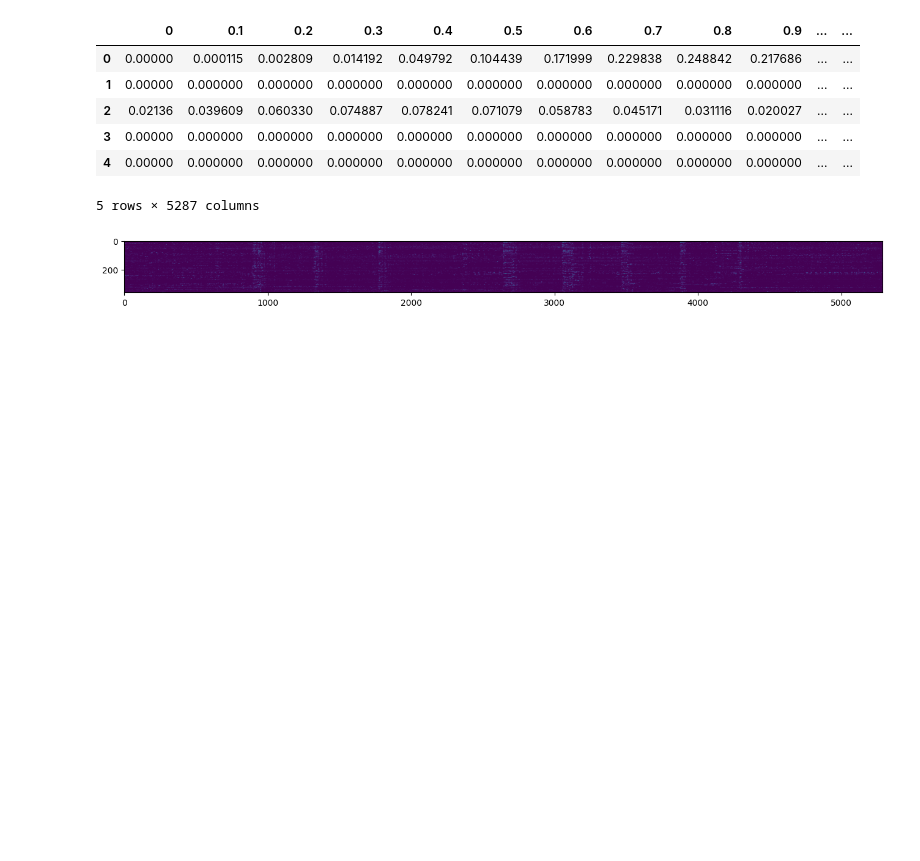
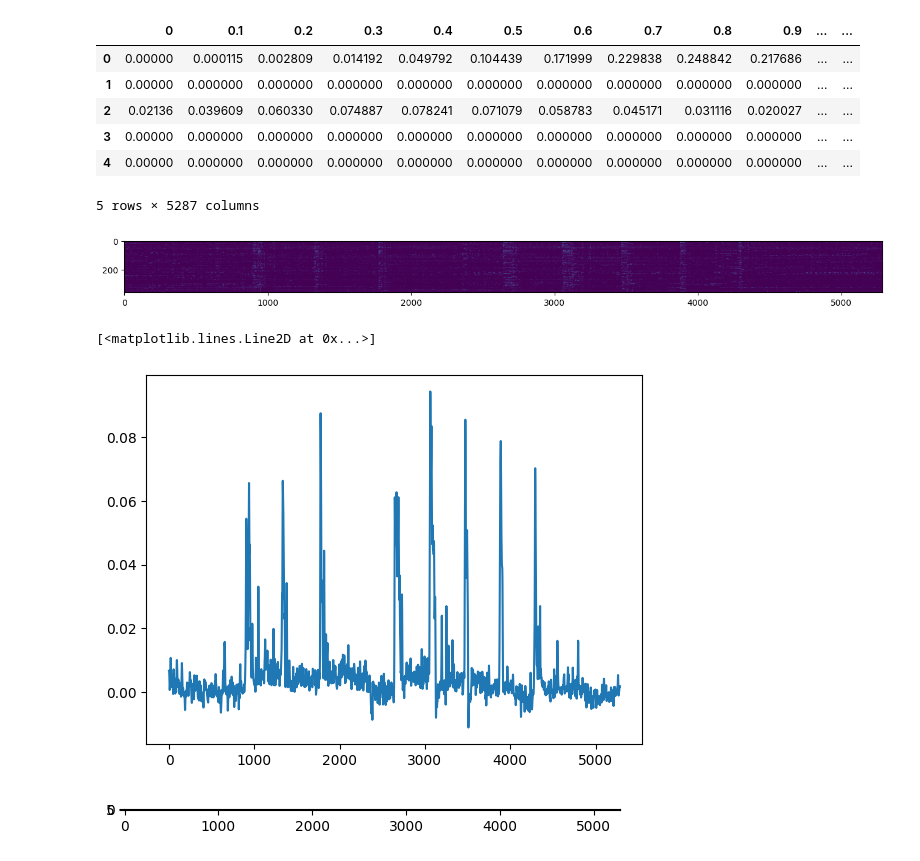
Before and after one commit to RasHerlo/RasPUTin, a Jupyter notebook: Uploading_Raster_from_Gdrive.ipynb, the cells around one changed output. Saved outputs shown, nothing was run; the diff lists cells and outputs as text; code cells hidden in the pictures; blank space fills up the shorter version.

```diff
--- a/Uploading_Raster_from_Gdrive.ipynb
+++ b/Uploading_Raster_from_Gdrive.ipynb
@@ -100,3 +113,32 @@ plt.imsave('Raster.jpg', raster)
 plt.show()
 # %% [output]
 [figure]
+# %%
+from sklearn.decomposition import PCA
+
+# Create a PCA object
+pca = PCA()
+
+# Fit the PCA model to the data
+pca.fit(raster)
+
+# Get the principal components
+PCs = pca.components_
+
+plt.plot(PCs[0,:])
+# %% [output]
+[<matplotlib.lines.Line2D at 0x...>]
+[figure, added]
+# %%
+PCs.shape
+
+PCs_Norm = np.zeros(PCs.shape)
+
+# normalize each PC individually for visualization
+for k in range(PCs.shape[0]):
+  PCs_Norm[k,:] = (PCs[k,:]-np.min(PCs[k,:]))/(np.max(PCs[k,:])-np.min(PCs[k,:]))
+
+plt.imshow(PCs_Norm, vmin=0, vmax=1)
+plt.show()
+# %% [output]
+[figure, added]
```
Also changed, not shown: parts of 6 cells of this notebook.
